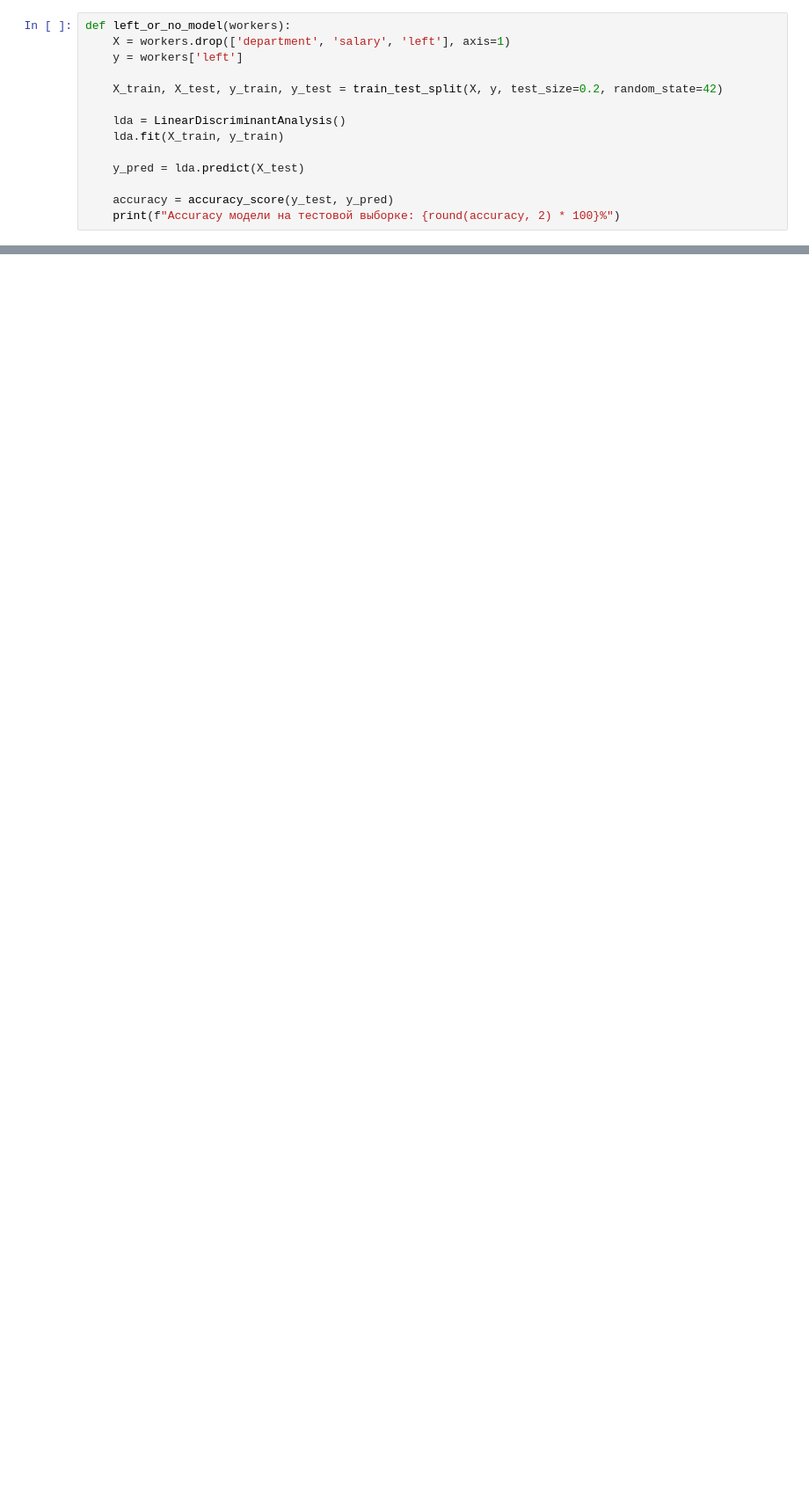
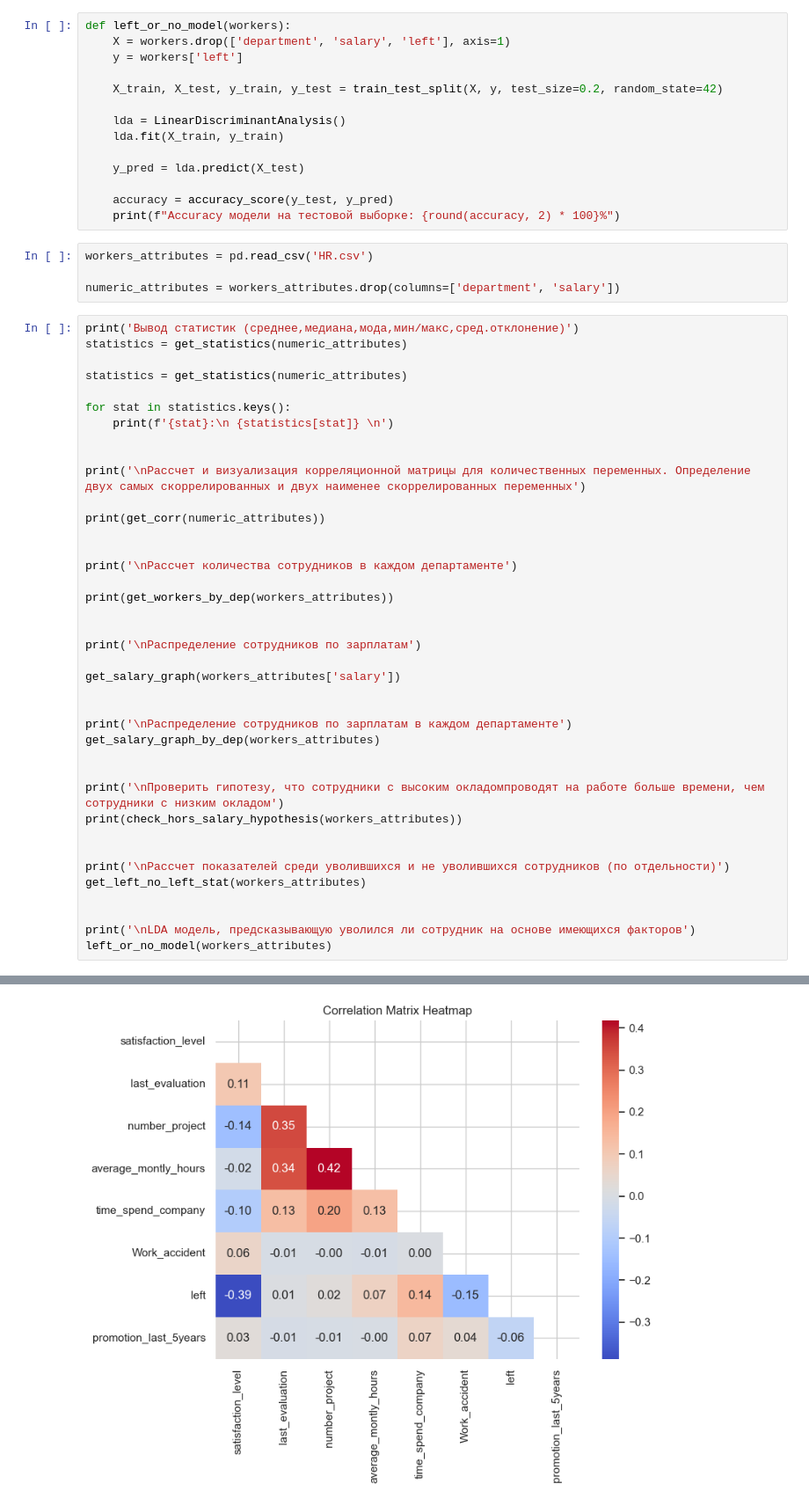
Before and after one commit to albertcomeu/pandasfinproj, a Jupyter notebook: Netlogyfinalproj-checkpoint.ipynb, the cells around one changed output, grey strips where cells are left out. Shown at 88% size. Saved outputs shown, nothing was run; the diff lists cells and outputs as text; blank space fills up the shorter version.

```diff
--- a/Netlogyfinalproj-checkpoint.ipynb
+++ b/Netlogyfinalproj-checkpoint.ipynb
@@ -124,3 +124,47 @@ def left_or_no_model(workers):
 
     accuracy = accuracy_score(y_test, y_pred)
     print(f"Accuracy модели на тестовой выборке: {round(accuracy, 2) * 100}%")
+# %%
+workers_attributes = pd.read_csv('HR.csv')
+
+numeric_attributes = workers_attributes.drop(columns=['department', 'salary'])
+# %%
+print('Вывод статистик (среднее,медиана,мода,мин/макс,сред.отклонение)')
+statistics = get_statistics(numeric_attributes)
+
+statistics = get_statistics(numeric_attributes)
+
+for stat in statistics.keys():
+    print(f'{stat}:\n {statistics[stat]} \n')
+
+
+print('\nРассчет и визуализация корреляционной матрицы для количественных переменных. Определение двух самых скоррелированных и двух наименее скоррелированных переменных')
+
+print(get_corr(numeric_attributes))
+
+
+print('\nРассчет количества сотрудников в каждом департаменте')
+
+print(get_workers_by_dep(workers_attributes))
+
+
+print('\nРаспределение сотрудников по зарплатам')
+
+get_salary_graph(workers_attributes['salary'])
+
+
+print('\nРаспределение сотрудников по зарплатам в каждом департаменте')
+get_salary_graph_by_dep(workers_attributes)
+
+
+print('\nПроверить гипотезу, что сотрудники с высоким окладомпроводят на работе больше времени, чем сотрудники с низким окладом')
+print(check_hors_salary_hypothesis(workers_attributes))
+
+
+print('\nРассчет показателей среди уволившихся и не уволившихся сотрудников (по отдельности)')
+get_left_no_left_stat(workers_attributes)
+
+
+print('\nLDA модель, предсказывающую уволился ли сотрудник на основе имеющихся факторов')
+left_or_no_model(workers_attributes)
+# %% [output]
@@ -126,0 +188 @@ def left_or_no_model(workers):
+[figure, added]
```
Also changed, not shown: parts of 1 cell of this notebook.
